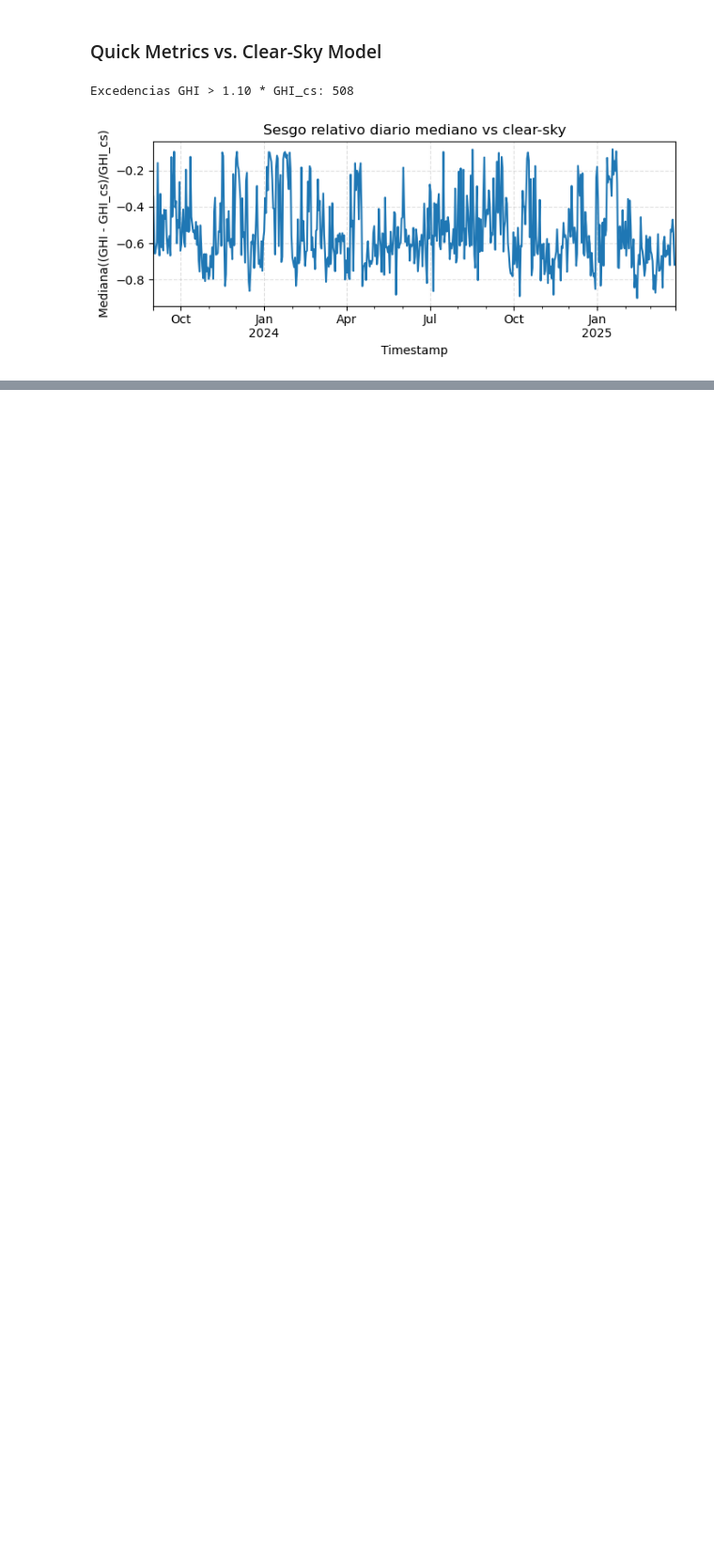
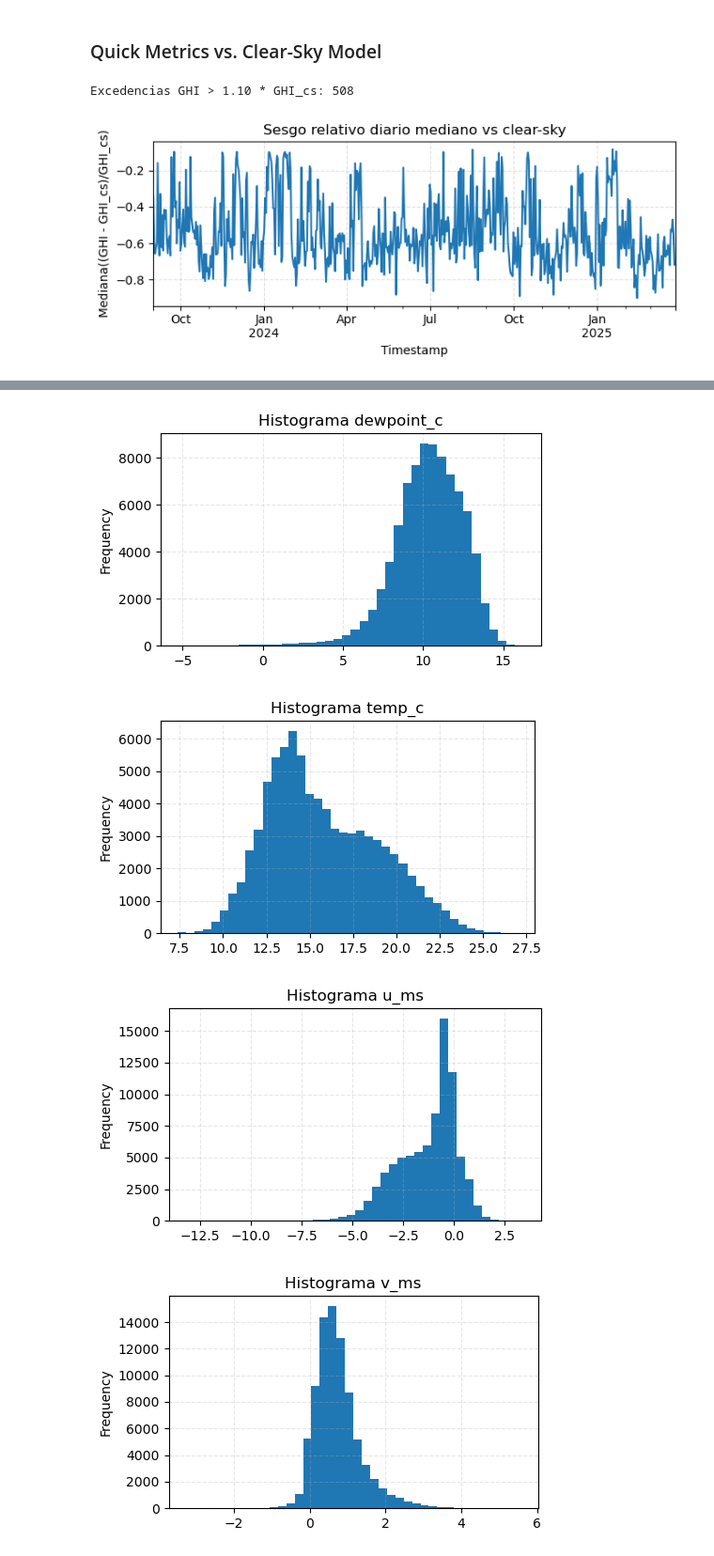
Before and after one commit to EstebanLN/irradiance-fusion-forecast, a Jupyter notebook: Notebooks/01_ground_station_exploration.ipynb, the cells around one changed output, grey strips where cells are left out. Shown at 94% size. Saved outputs shown, nothing was run; the diff lists cells and outputs as text; code cells hidden in the pictures; blank space fills up the shorter version.

```diff
--- a/Notebooks/01_ground_station_exploration.ipynb
+++ b/Notebooks/01_ground_station_exploration.ipynb
@@ -334,0 +345,10 @@ Excedencias GHI > 1.10 * GHI_cs: 508
+# %%
+# ===== 1) QC extendido =====
+df10["Hr"]      = df10["Hr"].clip(0,100)
+df10["temp_c"]  = df10["temp_c"].clip(-10,45)
+df10["wspd_ms"] = df10["wspd_ms"].clip(lower=0)
+df10["wdir_deg"]= (df10["wdir_deg"] % 360)
+df10["p_hpa"]   = df10["p_hpa"].clip(700,900)
+
+df10["flag_night_ghi>5"] = (df10["ghi_cs"]<10) & (df10["ghi_qc"]>5)
+df10["flag_spike"]       = df10["ghi_qc"].diff().abs() > 500  # ajusta umbral si hace falta
@@ -334,0 +468,15 @@ Excedencias GHI > 1.10 * GHI_cs: 508
+# %%
+cols = [c for c in ["dewpoint_c","temp_c","u_ms","v_ms","Hr","wspd_ms"] if c in df10.columns]
+for c in cols:
+    plt.figure(figsize=(5,3))
+    df10[c].dropna().plot(kind="hist", bins=40)
+    plt.title(f"Histograma {c}")
+    plt.grid(True, ls="--", alpha=0.3)
+    plt.tight_layout()
+    # plt.savefig(FIG_DIR / f"hist_{c}.png", dpi=130)
+    plt.show()
+# %% [output]
+[figure, added]
+[figure, added]
+[figure, added]
+[figure, added]
```
Also changed, not shown: parts of 17 cells of this notebook.
